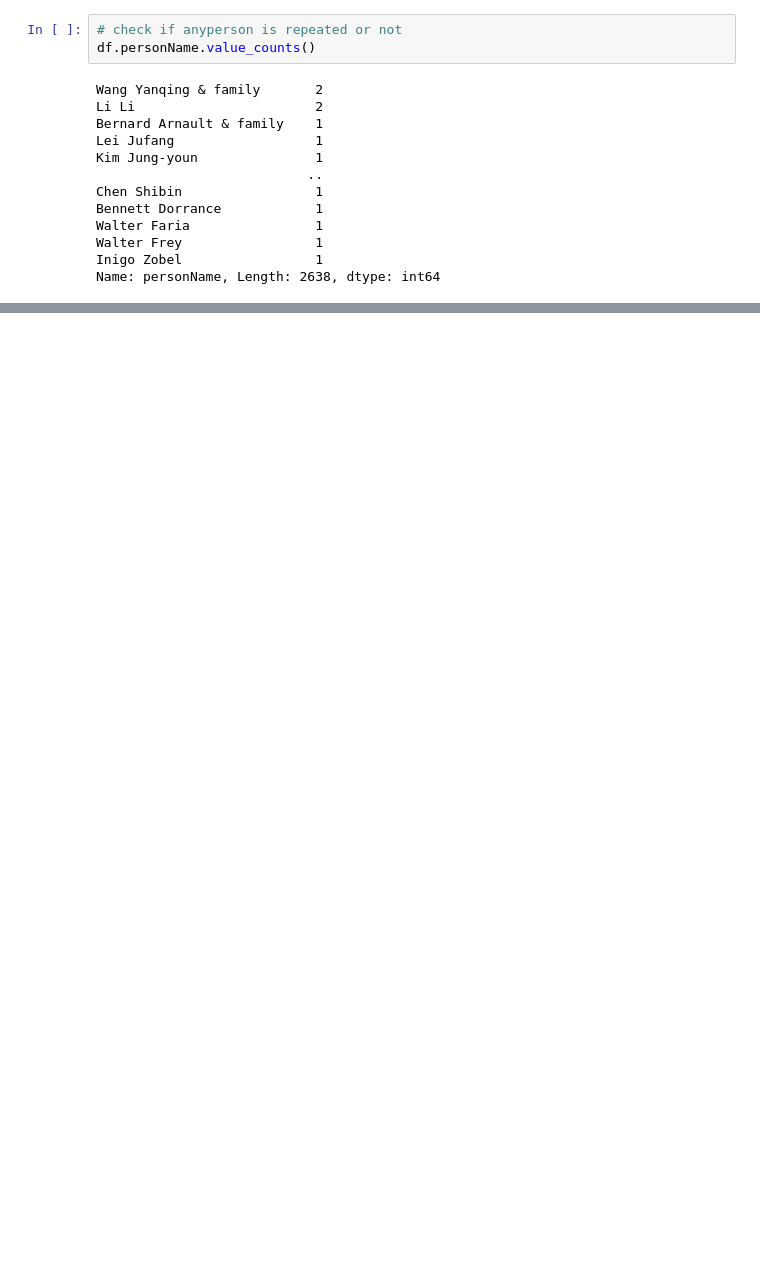
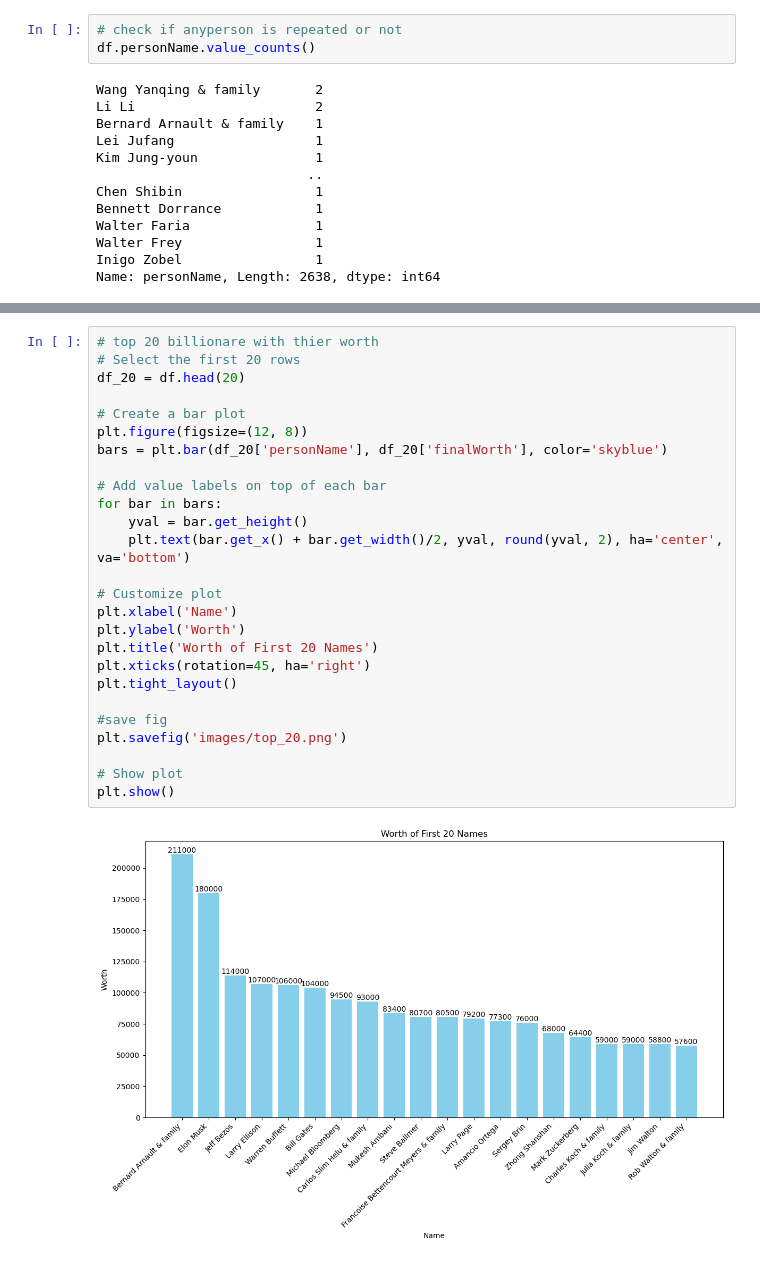
Before and after one commit to digiart-aamir/top_billionares, a Jupyter notebook: Billionaires Statistics Dataset (2023).ipynb, the cells around one changed output, grey strips where cells are left out. Drawn from its saved outputs; the diff is of its cells as text; blank space fills up the shorter version.

```diff
--- a/Billionaires Statistics Dataset (2023).ipynb
+++ b/Billionaires Statistics Dataset (2023).ipynb
@@ -197,0 +344,28 @@ Name: country, Length: 78, dtype: int64
+# %%
+# top 20 billionare with thier worth
+# Select the first 20 rows
+df_20 = df.head(20)
+
+# Create a bar plot
+plt.figure(figsize=(12, 8))
+bars = plt.bar(df_20['personName'], df_20['finalWorth'], color='skyblue')
+
+# Add value labels on top of each bar
+for bar in bars:
+    yval = bar.get_height()
+    plt.text(bar.get_x() + bar.get_width()/2, yval, round(yval, 2), ha='center', va='bottom')
+
+# Customize plot
+plt.xlabel('Name')
+plt.ylabel('Worth')
+plt.title('Worth of First 20 Names')
+plt.xticks(rotation=45, ha='right')
+plt.tight_layout()
+
+#save fig
+plt.savefig('images/top_20.png')
+
+# Show plot
+plt.show()
+# %% [output]
+[figure, added]
```
Also changed, not shown: parts of 27 cells of this notebook, 6 other files.
